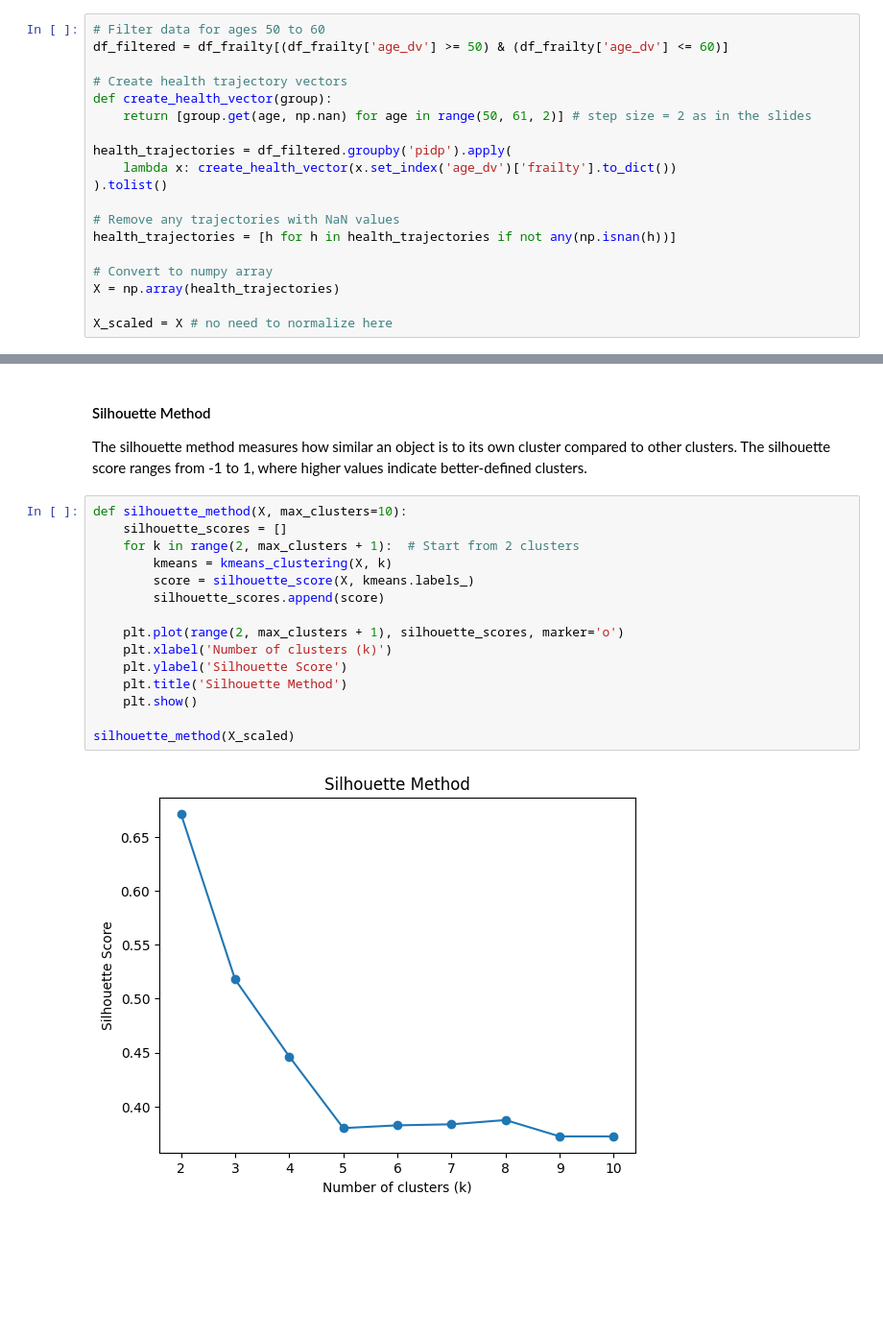
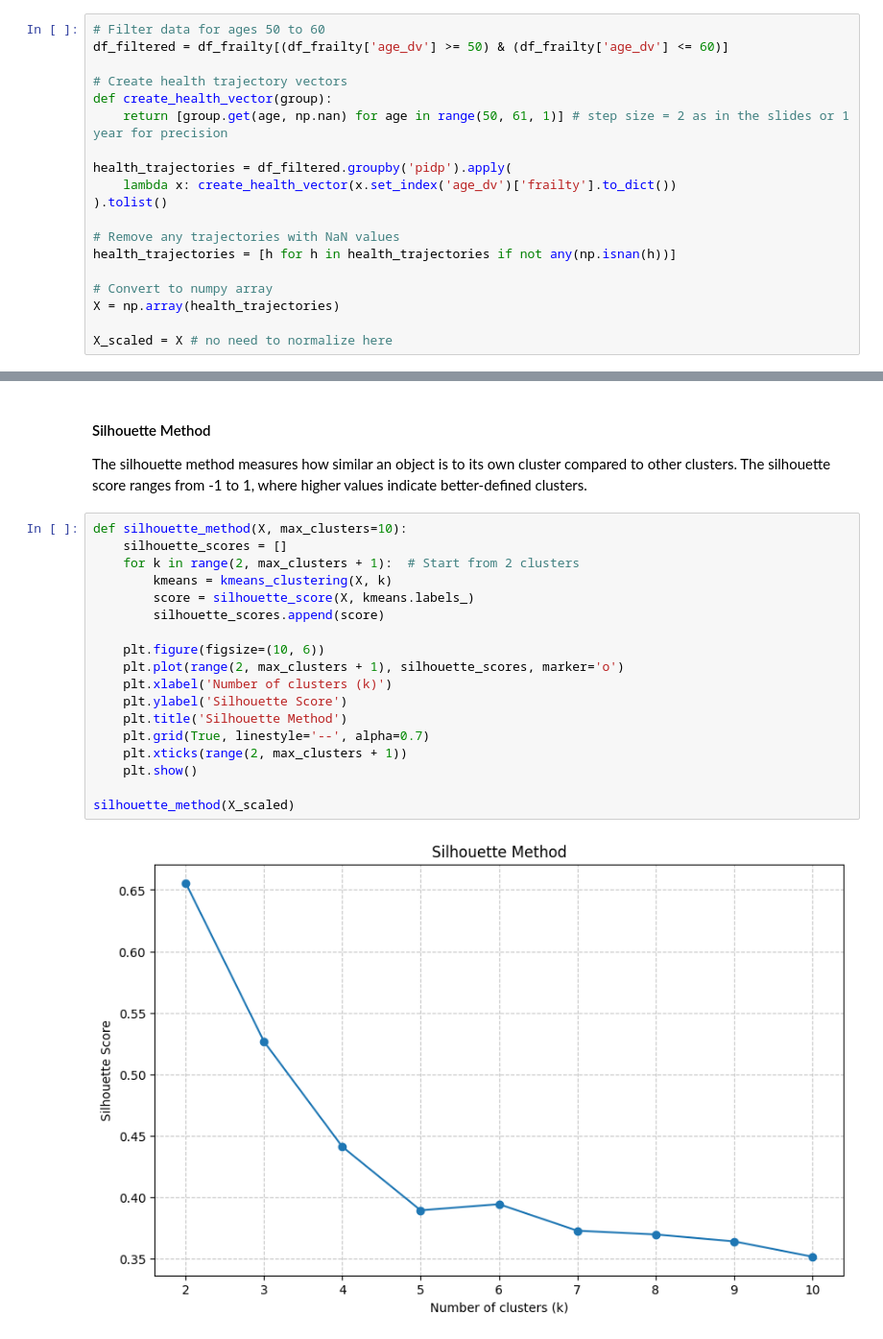
Before and after one commit to GJQu/EssexDissertation, a Jupyter notebook: k_means.ipynb, the cells around one changed output, grey strips where cells are left out. Shown at 96% size. Drawn from its saved outputs; the diff is of its cells as text; blank space fills up the shorter version.

```diff
--- a/k_means.ipynb
+++ b/k_means.ipynb
@@ -48,7 +48,7 @@ df_filtered = df_frailty[(df_frailty['age_dv'] >= 50) & (df_frailty['age_dv'] <=
 
 # Create health trajectory vectors
 def create_health_vector(group):
-    return [group.get(age, np.nan) for age in range(50, 61, 2)] # step size = 2 as in the slides
+    return [group.get(age, np.nan) for age in range(50, 61, 1)] # step size = 2 as in the slides or 1 year for precision
 
 health_trajectories = df_filtered.groupby('pidp').apply(
     lambda x: create_health_vector(x.set_index('age_dv')['frailty'].to_dict())
@@ -94,17 +102,20 @@ The silhouette method measures how similar an object is to its own cluster compa
 # %%
 def silhouette_method(X, max_clusters=10):
     silhouette_scores = []
     for k in range(2, max_clusters + 1):  # Start from 2 clusters
         kmeans = kmeans_clustering(X, k)
         score = silhouette_score(X, kmeans.labels_)
         silhouette_scores.append(score)
 
+    plt.figure(figsize=(10, 6))
     plt.plot(range(2, max_clusters + 1), silhouette_scores, marker='o')
     plt.xlabel('Number of clusters (k)')
     plt.ylabel('Silhouette Score')
     plt.title('Silhouette Method')
+    plt.grid(True, linestyle='--', alpha=0.7)
+    plt.xticks(range(2, max_clusters + 1))
     plt.show()
 
 silhouette_method(X_scaled)
 # %% [output]
-[figure, old version]
+[figure, new version]
```
Also changed, not shown: parts of 1 cell of this notebook.
